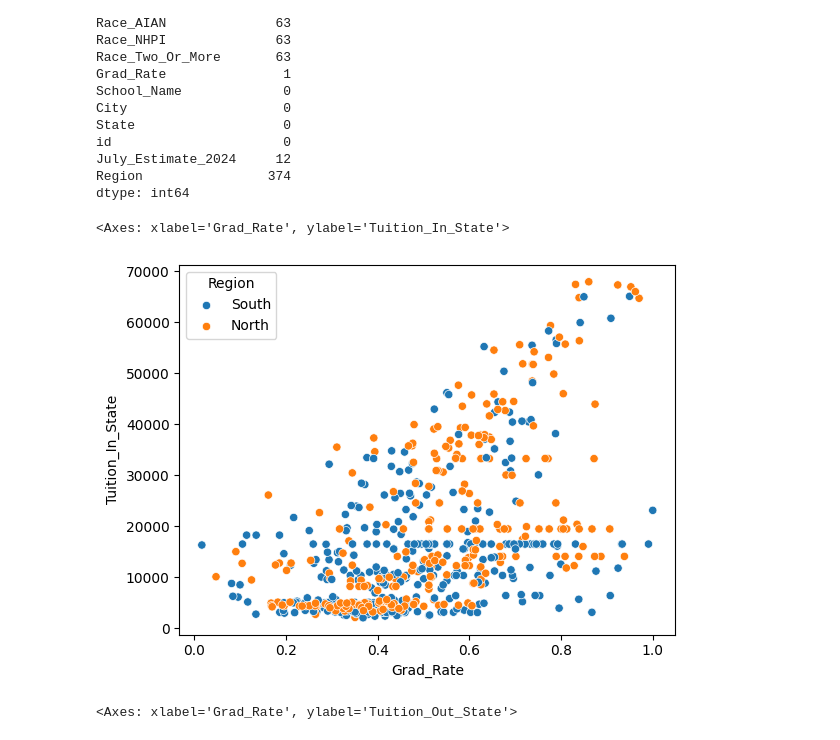
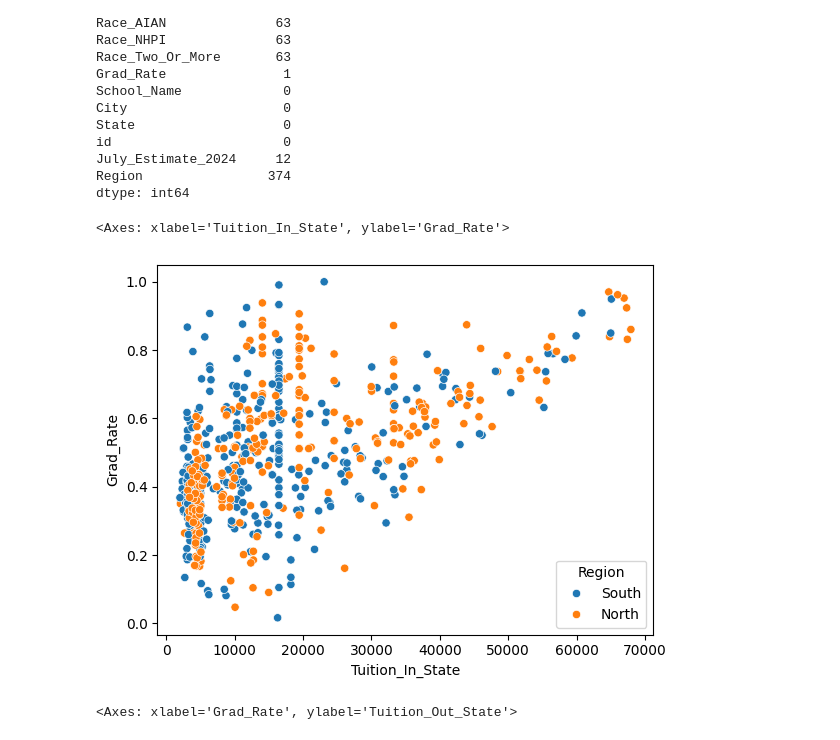
Before and after one commit to JNSREB2023/Data_Blog, a Jupyter notebook: EDA.ipynb, the cells around one changed output. Saved outputs shown, nothing was run; the diff lists cells and outputs as text; code cells hidden in the pictures.

```diff
--- a/EDA.ipynb
+++ b/EDA.ipynb
@@ -79,10 +79,10 @@ dtype: int64
 # %%
 # scatter x= grad rate ; y= tuition instate ; hue = region
 
-sns.scatterplot(data=data, x="Grad_Rate", y="Tuition_In_State", hue="Region")
+sns.scatterplot(data=data, x="Tuition_In_State", y="Grad_Rate", hue="Region")
 # %% [output]
-<Axes: xlabel='Grad_Rate', ylabel='Tuition_In_State'>
+<Axes: xlabel='Tuition_In_State', ylabel='Grad_Rate'>
-[figure, old version]
+[figure, new version]
 # %%
 
 sns.scatterplot(data=data, x="Grad_Rate", y="Tuition_Out_State", hue="Region")
```
Also changed, not shown: parts of 2 cells of this notebook, 1 other file.
